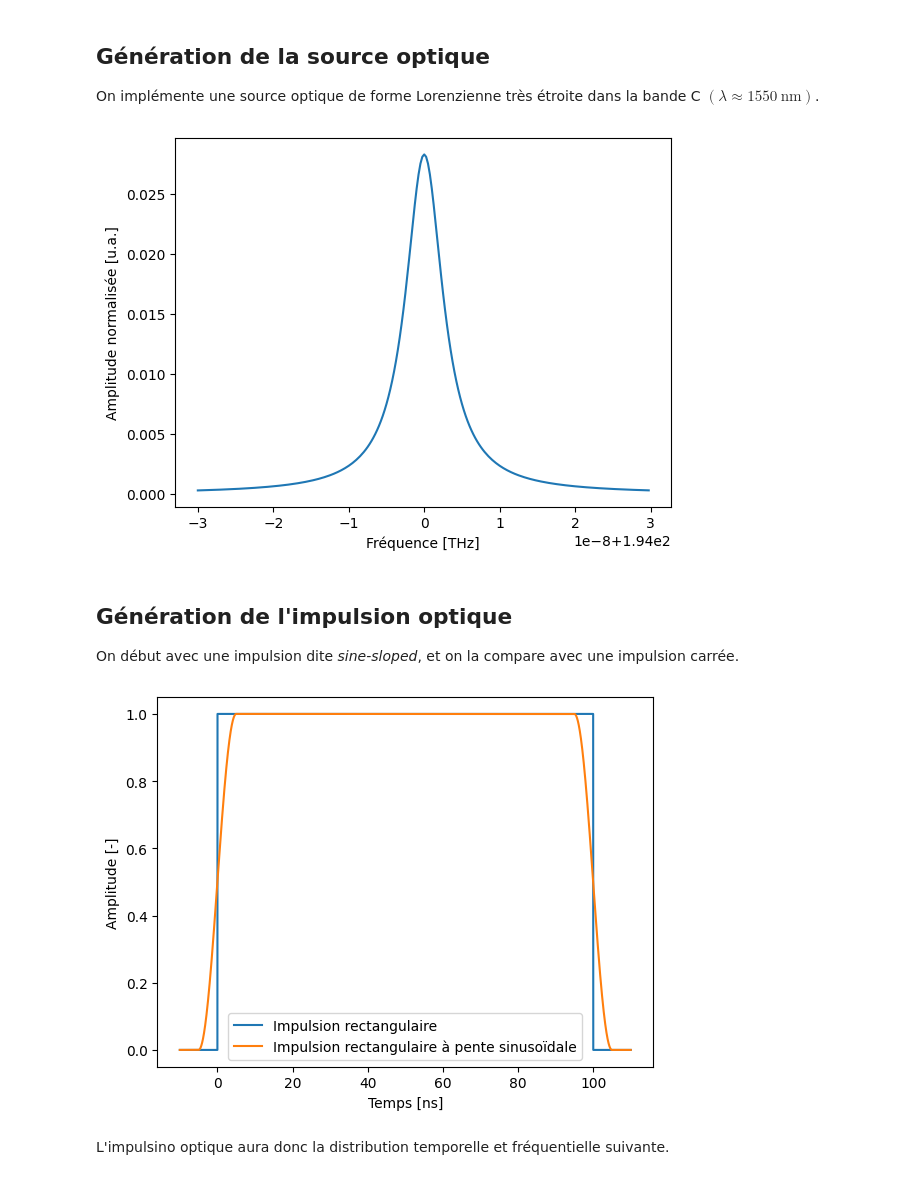
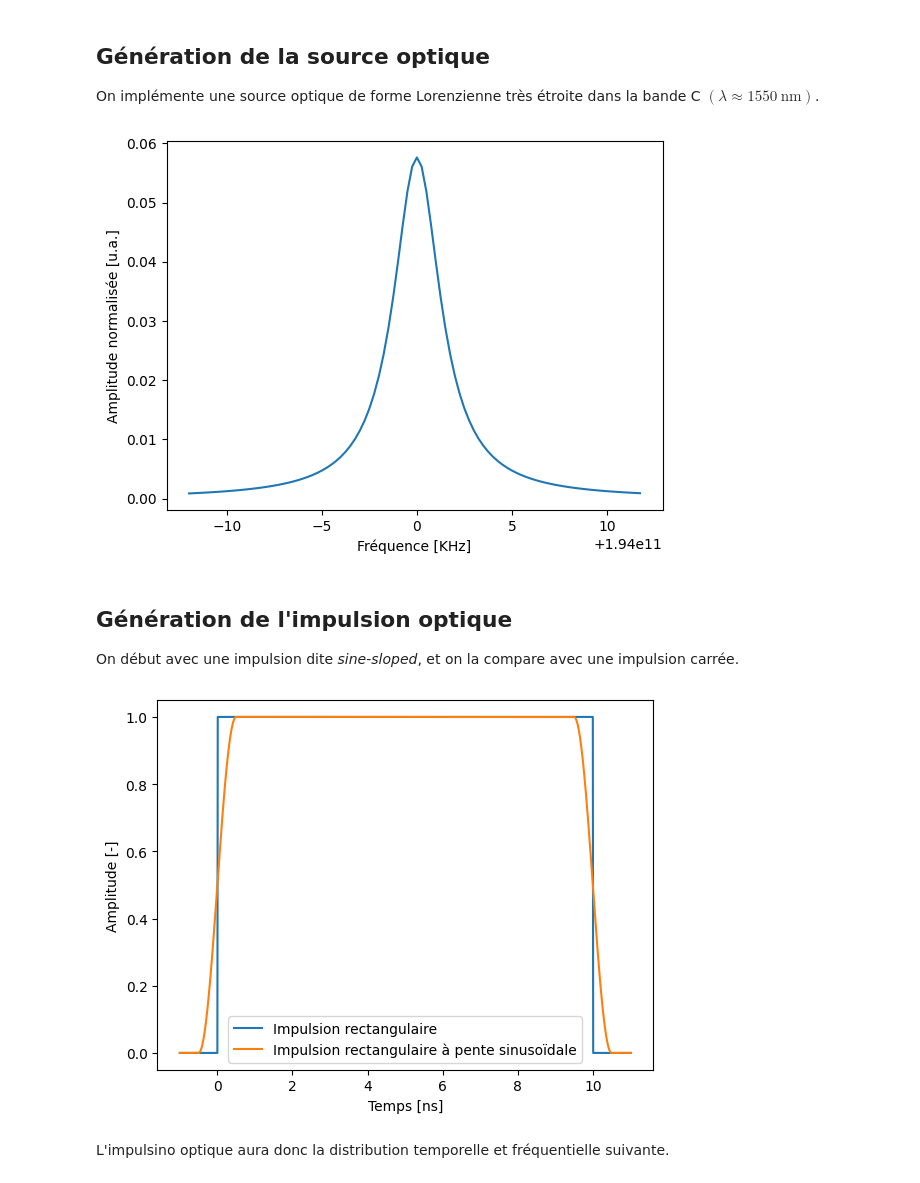
Before and after one commit to lbelangers/SS-Kapany, a Jupyter notebook: src/ssrayleigh/project.ipynb, the cells around one changed output. Cells and saved outputs as stored; diff of their text form; code cells hidden in the pictures.

```diff
--- a/src/ssrayleigh/project.ipynb
+++ b/src/ssrayleigh/project.ipynb
@@ -18,30 +19,30 @@ On implémente une source optique de forme Lorenzienne très étroite dans la ba
 # %%
 central_frequency = 194e12                                                         # 194 THz
 frequency_linewidth = 3e3                                                          # 3 KHz
 
 source = LightSource(
         frequency=central_frequency,
         frequency_linewidth=frequency_linewidth,
         power=1e-3,                                                                 # 1 mW = 0 dBm
         frequency_step=250,                                                         # 250 Hz
-        bandwidth=20 * frequency_linewidth,
+        bandwidth=8 * frequency_linewidth,
         shape="lorentzian",
     )
 
-plt.plot(source.frequencies / 1e12, source.normalized_lineshape)
-plt.xlabel("Fréquence [THz]")
+plt.plot(source.frequencies / 1e3, source.normalized_lineshape)
+plt.xlabel("Fréquence [KHz]")
 plt.ylabel("Amplitude normalisée [u.a.]")
 plt.show()
 # %% [output]
-[figure, old version]
+[figure, new version]
 # %% [markdown]
 ## Génération de l'impulsion optique
 
 On début avec une impulsion dite *sine-sloped*, et on la compare avec une impulsion carrée.
 # %%
-pulse_width = 100e-9        # 100 ns
+pulse_width = 10e-9        # 10 ns
 segment_duration = 1e-11
-rise_time = 10e-9
+rise_time = 1e-9
 
 time = omod.get_pulse_time_array(pulse_width, segment_duration, rise_time)
 
@@ -56,7 +57,7 @@ plt.ylabel("Amplitude [-]")
 plt.legend()
 plt.show()
 # %% [output]
-[figure, old version]
+[figure, new version]
 # %% [markdown]
 L'impulsino optique aura donc la distribution temporelle et fréquentielle suivante.
 # %%
```
Also changed, not shown: parts of 7 cells of this notebook, 3 other files.
